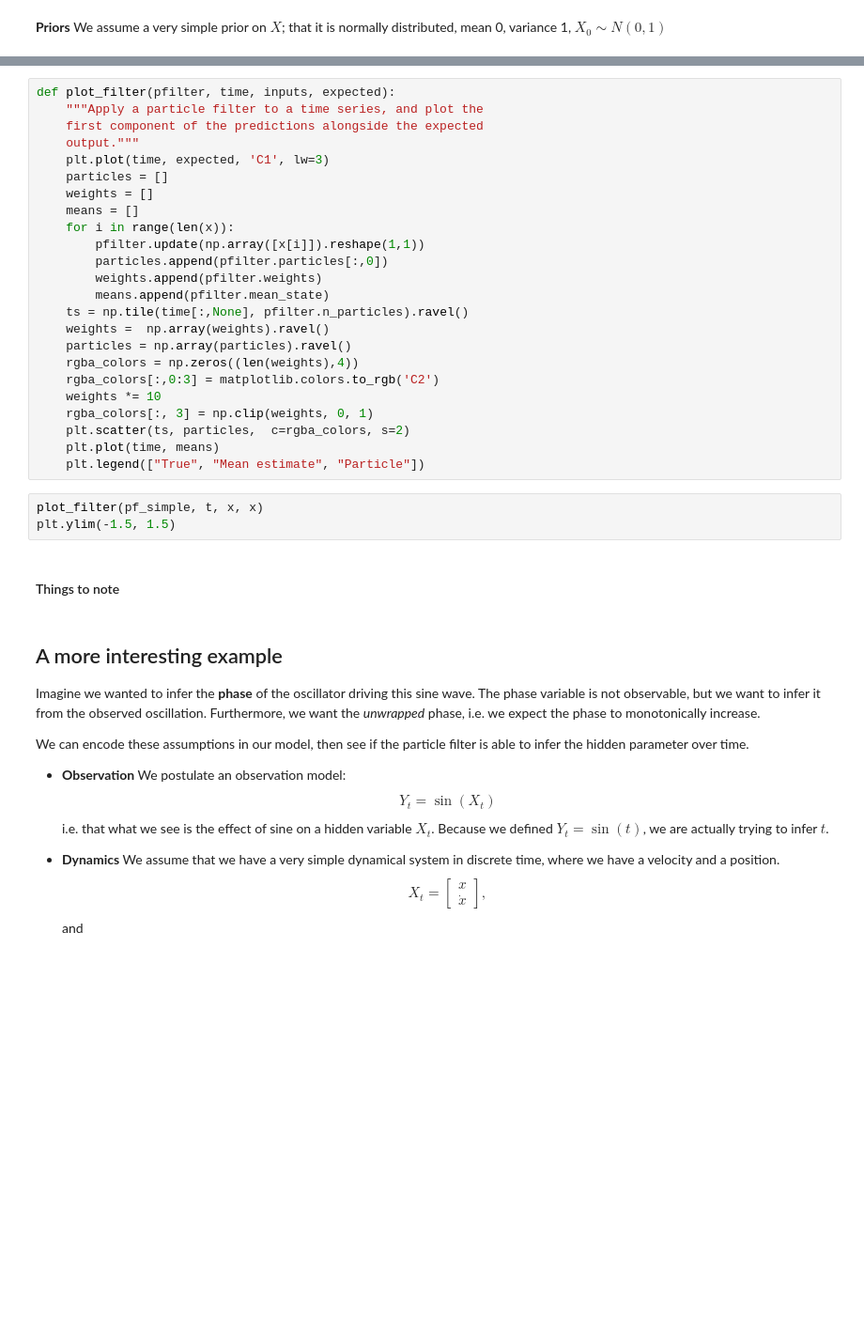
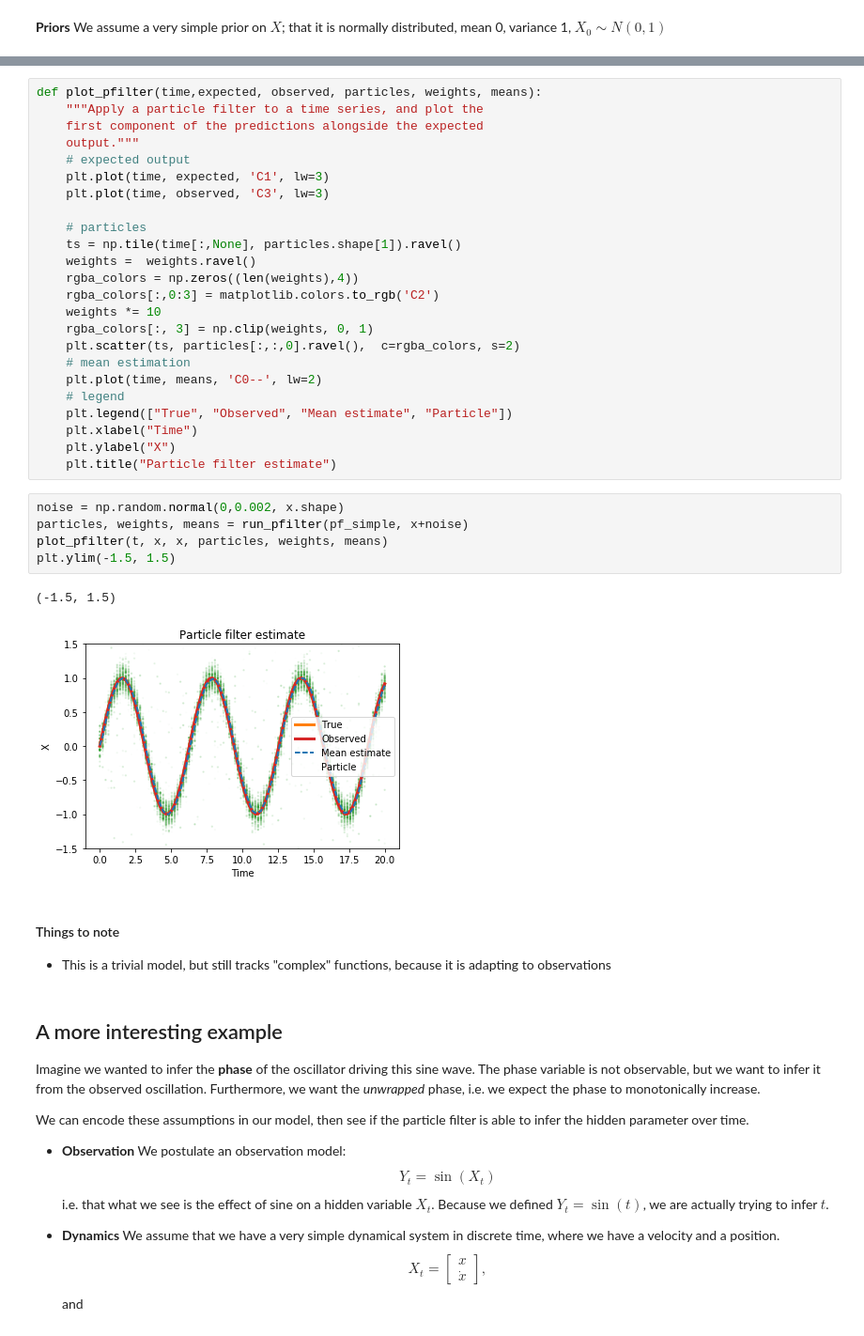
Before and after one commit to johnhw/probabilisticfiltering, a Jupyter notebook: ProbabilisticFiltering.ipynb, the cells around one changed output, grey strips where cells are left out. Shown at 94% size. Drawn from its saved outputs; the diff is of its cells as text; blank space fills up the shorter version.

```diff
--- a/ProbabilisticFiltering.ipynb
+++ b/ProbabilisticFiltering.ipynb
@@ -212,32 +305,38 @@ pf_simple = pfilter.ParticleFilter(initial=prior,
 # %%
-def plot_filter(pfilter, time, inputs, expected):
+def plot_pfilter(time,expected, observed, particles, weights, means):
     """Apply a particle filter to a time series, and plot the
     first component of the predictions alongside the expected
     output."""
+    # expected output
     plt.plot(time, expected, 'C1', lw=3)
-    particles = []
-    weights = []
-    means = []
-    for i in range(len(x)):
-        pfilter.update(np.array([x[i]]).reshape(1,1))
-        particles.append(pfilter.particles[:,0])
-        weights.append(pfilter.weights)
-        means.append(pfilter.mean_state)
-    ts = np.tile(time[:,None], pfilter.n_particles).ravel()
-    weights =  np.array(weights).ravel()
-    particles = np.array(particles).ravel()
+    plt.plot(time, observed, 'C3', lw=3)
+
+    # particles
+    ts = np.tile(time[:,None], particles.shape[1]).ravel()
+    weights =  weights.ravel()
     rgba_colors = np.zeros((len(weights),4))
     rgba_colors[:,0:3] = matplotlib.colors.to_rgb('C2')
     weights *= 10
     rgba_colors[:, 3] = np.clip(weights, 0, 1)
-    plt.scatter(ts, particles,  c=rgba_colors, s=2)
-    plt.plot(time, means)
-    plt.legend(["True", "Mean estimate", "Particle"])
+    plt.scatter(ts, particles[:,:,0].ravel(),  c=rgba_colors, s=2)
+    # mean estimation
+    plt.plot(time, means, 'C0--', lw=2)
+    # legend
+    plt.legend(["True", "Observed", "Mean estimate", "Particle"])
+    plt.xlabel("Time")
+    plt.ylabel("X")
+    plt.title("Particle filter estimate")
 # %%
-plot_filter(pf_simple, t, x, x)
+noise = np.random.normal(0,0.002, x.shape)
+particles, weights, means = run_pfilter(pf_simple, x+noise)
+plot_pfilter(t, x, x, particles, weights, means)
 plt.ylim(-1.5, 1.5)
+# %% [output]
+(-1.5, 1.5)
+[figure, added]
-# %% [markdown]
-#### Things to note
+# %% [markdown]
+#### Things to note
+* This is a trivial model, but still tracks "complex" functions, because it is adapting to observations
 # %% [markdown]
 ## A more interesting example
 Imagine we wanted to infer the **phase** of the oscillator driving this sine wave. The phase variable is not observable, but we want to infer it from the observed oscillation. Furthermore, we want the *unwrapped* phase, i.e. we expect the phase to monotonically increase.
```
Also changed, not shown: parts of 23 cells of this notebook, 4 other files.
